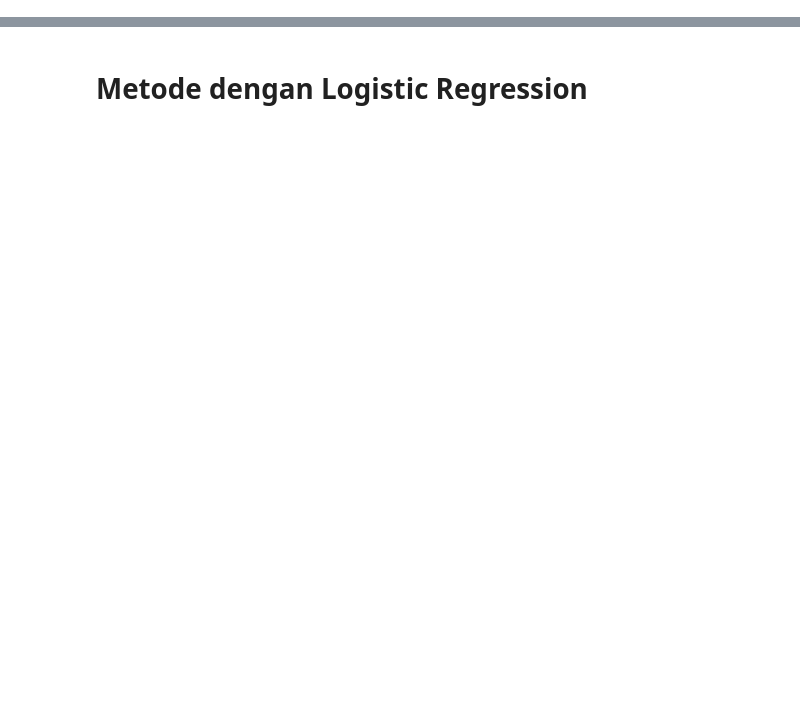
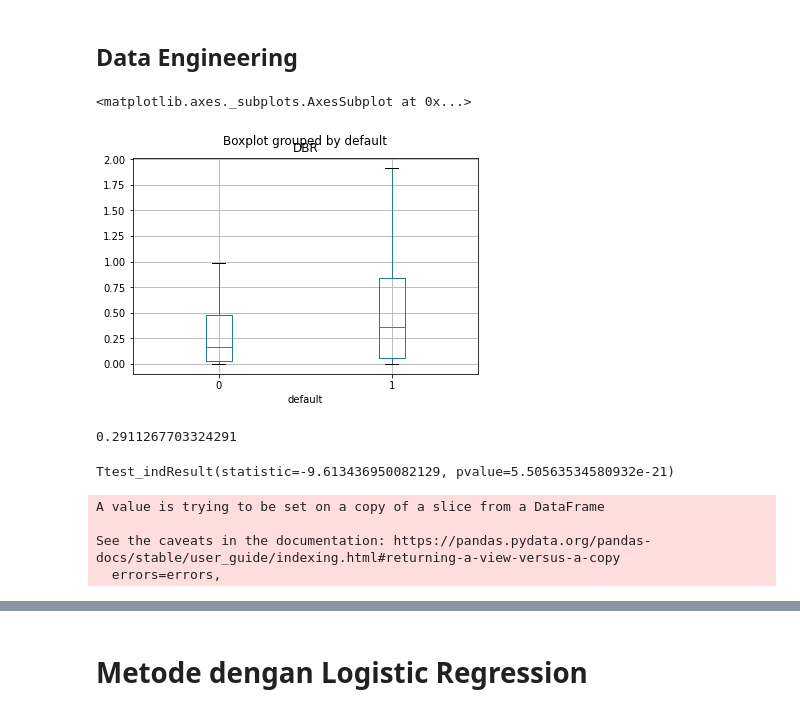
Before and after one commit to IndraLukasTjahaja/Python201_Modeling, a Jupyter notebook: Credit_Risk_In_Banking_Fintech.ipynb, the cells around one changed output, grey strips where cells are left out. Cells and saved outputs as stored; diff of their text form; code cells hidden in the pictures; blank space fills up the shorter version.

```diff
--- a/Credit_Risk_In_Banking_Fintech.ipynb
+++ b/Credit_Risk_In_Banking_Fintech.ipynb
@@ -139,17 +270,40 @@ for column in df_prepare.columns:
-# %%
-## III.3.3 Pembuatan variabel yang baru (Feature Engineering)
-
-df_prepare['cicilan_per_bulan'] = df_prepare['credit_amount'] / df_prepare['duration_in_month']
+# %% [markdown]
+## Data Engineering
+# %%
+## III.3.3 Pembuatan variabel yang baru (Feature Engineering)
+
+conditions = [
+             ( df_prepare['Pendapatan_perbulan'] == '1. < 1 juta' ),
+             ( df_prepare['Pendapatan_perbulan'] == '2. 1 - 5 juta' ),
+             ( df_prepare['Pendapatan_perbulan'] == '3. 5 - 10 juta' ),
+             ( df_prepare['Pendapatan_perbulan'] == '4. 10 - 20 juta' ),
+             ( df_prepare['Pendapatan_perbulan'] == '5. >20 juta' )
+             ]
+
+choices = [
+          ( (df_prepare['SLIK_Cicilan_Bulanan'] + (df_prepare['SLIK_Outstanding_CC'] * 0.1) ) / 1000000 ),
+          ( (df_prepare['SLIK_Cicilan_Bulanan'] + (df_prepare['SLIK_Outstanding_CC'] * 0.1) ) / 5000000 ),
+          ( (df_prepare['SLIK_Cicilan_Bulanan'] + (df_prepare['SLIK_Outstanding_CC'] * 0.1) ) / 10000000 ),
+          ( (df_prepare['SLIK_Cicilan_Bulanan'] + (df_prepare['SLIK_Outstanding_CC'] * 0.1) ) / 20000000 ),
+          ( (df_prepare['SLIK_Cicilan_Bulanan'] + (df_prepare['SLIK_Outstanding_CC'] * 0.1) ) / 30000000 )
+          ]
+df_prepare['DBR'] = np.select(conditions, choices)
 # %%
 # Fungsi boxplot dari variabel cicilan_per_bulan, dengan kemungkinan gagal bayar
-df_prepare.boxplot(by='default',column=['cicilan_per_bulan'])
+df_prepare.boxplot(by='default',column=['DBR'])
+# %% [output]
+<matplotlib.axes._subplots.AxesSubplot at 0x...>
+[figure, added]
 # %%
 # Menghitung korelasi dan uji coba hipotesis antara variabel cicilan_per_bulan dengan default
 
-print(df_prepare['default'].corr(df_prepare['cicilan_per_bulan']))
+print(df_prepare['default'].corr(df_prepare['DBR']))
 
-stats.ttest_ind( df_prepare[df_prepare.default == 0].cicilan_per_bulan,
-                 df_prepare[df_prepare.default == 1].cicilan_per_bulan, nan_policy='omit')
+stats.ttest_ind( df_prepare[df_prepare.default == 0].DBR,
+                 df_prepare[df_prepare.default == 1].DBR, nan_policy='omit')
+# %% [output]
+0.2911267703324291
+Ttest_indResult(statistic=-9.613436950082129, pvalue=5.50563534580932e-21)
 # %%
 ## III.3.4 Transformasi variabel kategori menjadi numerik (One-Hot Encoding)
 
@@ -157,6 +311,7 @@ stats.ttest_ind( df_prepare[df_prepare.default == 0].cicilan_per_bulan,
 
 # Langkah pertama adalah membuang variabel ID karena ini adalah identifikasi nasabah
 df_prepare.drop(['ID'], axis = 1, inplace = True)
+df_prepare.drop(['gagal_bayar'], axis = 1, inplace = True)
 
 # Memisahkan variabel kategori dengan variabel numerik
 dataset_dummies = df_prepare.select_dtypes(exclude = ['float64','int64','int'])
@@ -173,6 +328,11 @@ dataset_dummies_df = pd.get_dummies(dataset_dummies,drop_first = True)
 dataset = pd.concat([dataset_dummies_df, dataset_int], axis = 1)
 feature_name = dataset.columns
 df_encoded = pd.concat([dataset, target], axis = 1)
+# %% [output]
+A value is trying to be set on a copy of a slice from a DataFrame
+
+See the caveats in the documentation: https://pandas.pydata.org/pandas-docs/stable/user_guide/indexing.html#returning-a-view-versus-a-copy
+  errors=errors,
 # %%
 df_encoded.info()
 df_encoded.head()
```
Also changed, not shown: parts of 85 cells of this notebook.
